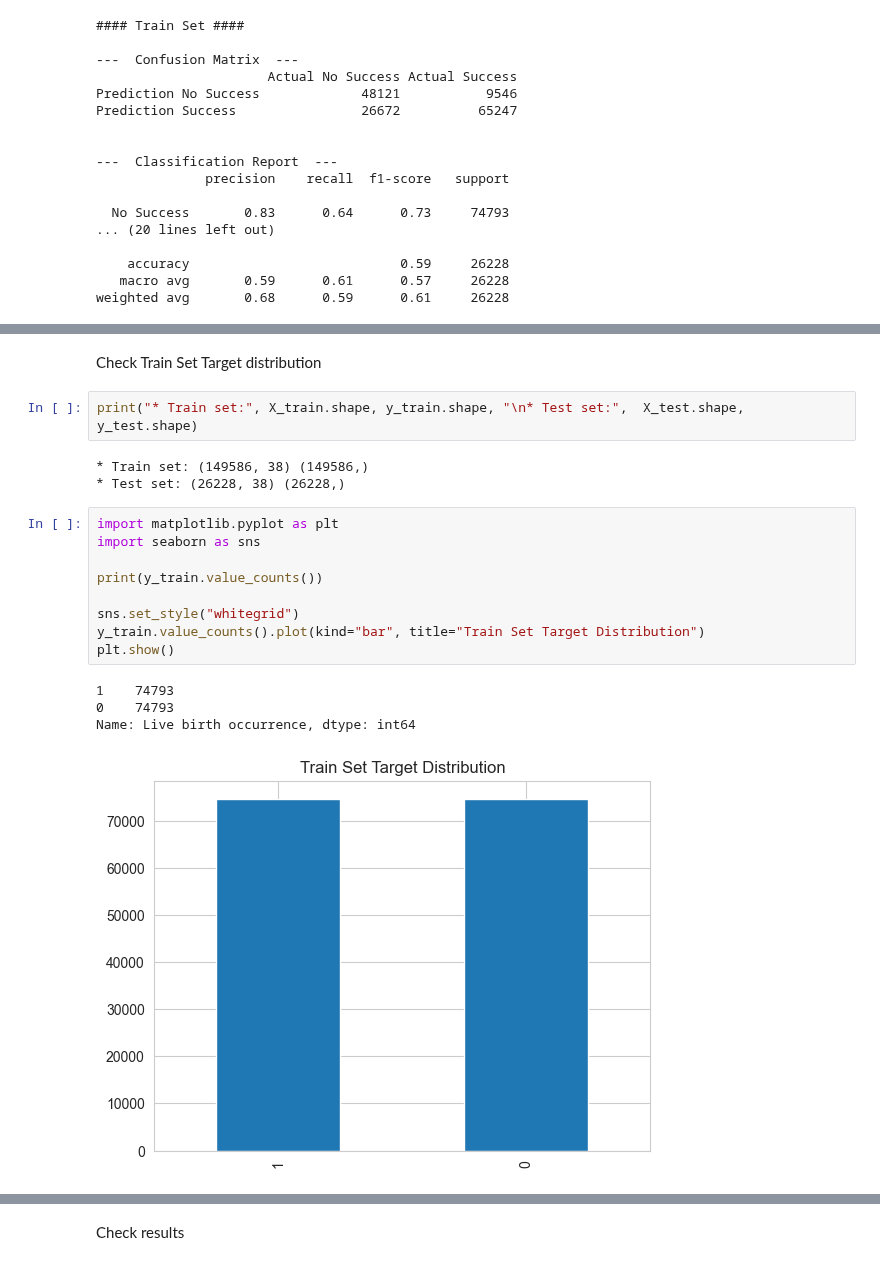
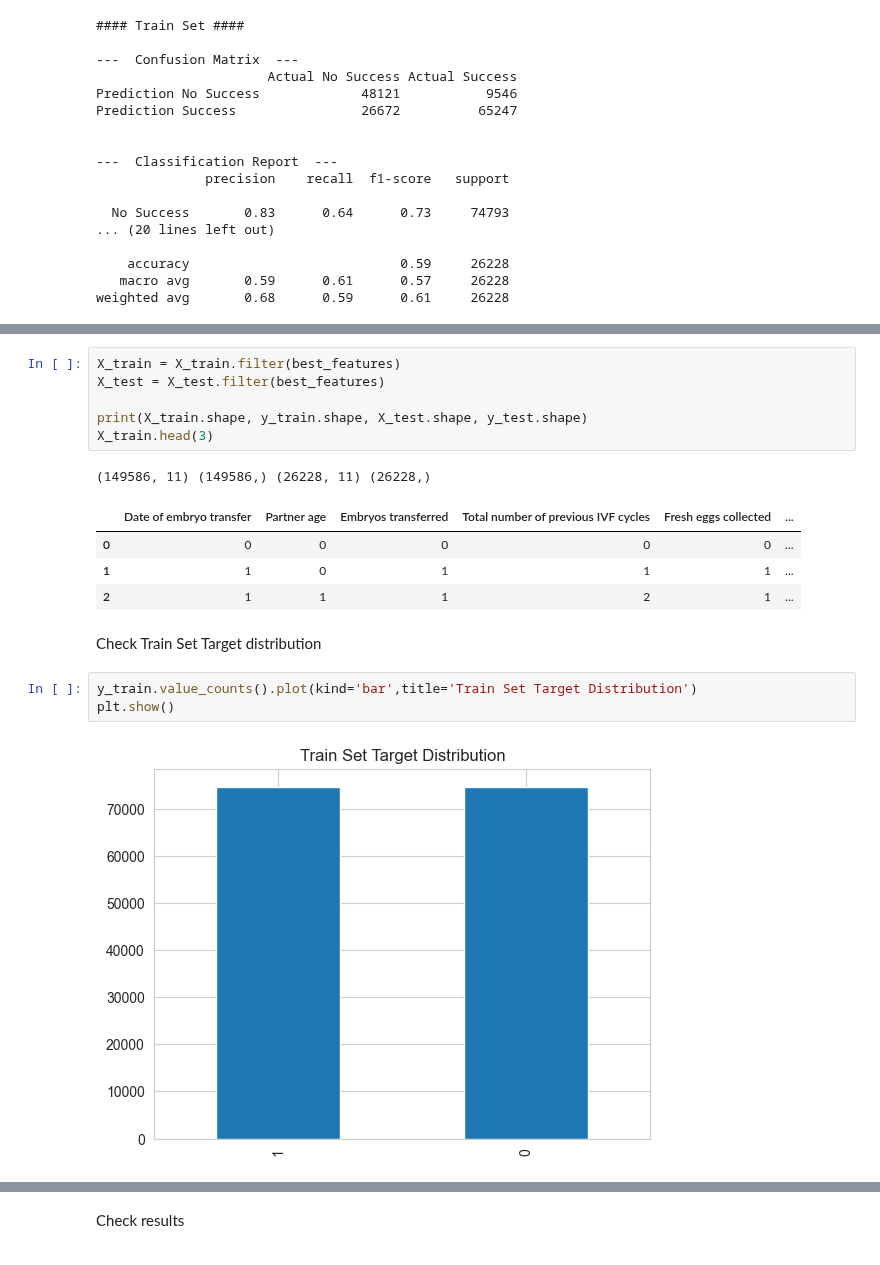
Before and after one commit to pswhdev/ivf-success-predictor, a Jupyter notebook: jupyter_notebooks/05 - Modeling and Evaluation Predict Success.ipynb, the cells around one changed output, grey strips where cells are left out. Drawn from its saved outputs; the diff is of its cells as text.

```diff
--- a/jupyter_notebooks/05 - Modeling and Evaluation Predict Success.ipynb
+++ b/jupyter_notebooks/05 - Modeling and Evaluation Predict Success.ipynb
@@ -1093,22 +1020,20 @@ def PipelineClf(model):
+# %%
+X_train = X_train.filter(best_features)
+X_test = X_test.filter(best_features)
+
+print(X_train.shape, y_train.shape, X_test.shape, y_test.shape)
+X_train.head(3)
+# %% [output]
+(149586, 11) (149586,) (26228, 11) (26228,)
+|  | Date of embryo transfer | Partner age | Embryos transferred | Total number of previous IVF cycles | Fresh eggs collected | ... |
+| 0 | 0 | 0 | 0 | 0 | 0 | ... |
+| 1 | 1 | 0 | 1 | 1 | 1 | ... |
+| 2 | 1 | 1 | 1 | 2 | 1 | ... |
 # %% [markdown]
 Check Train Set Target distribution
-# %%
-print("* Train set:", X_train.shape, y_train.shape, "\n* Test set:",  X_test.shape, y_test.shape)
-# %% [output]
-* Train set: (149586, 38) (149586,)
-* Test set: (26228, 38) (26228,)
 # %%
-import matplotlib.pyplot as plt
-import seaborn as sns
-
-print(y_train.value_counts())
-
-sns.set_style("whitegrid")
-y_train.value_counts().plot(kind="bar", title="Train Set Target Distribution")
+y_train.value_counts().plot(kind='bar',title='Train Set Target Distribution')
 plt.show()
 # %% [output]
-1    74793
-0    74793
-Name: Live birth occurrence, dtype: int64
 [figure]
 # %% [markdown]
```
Also changed, not shown: parts of 64 cells of this notebook.
